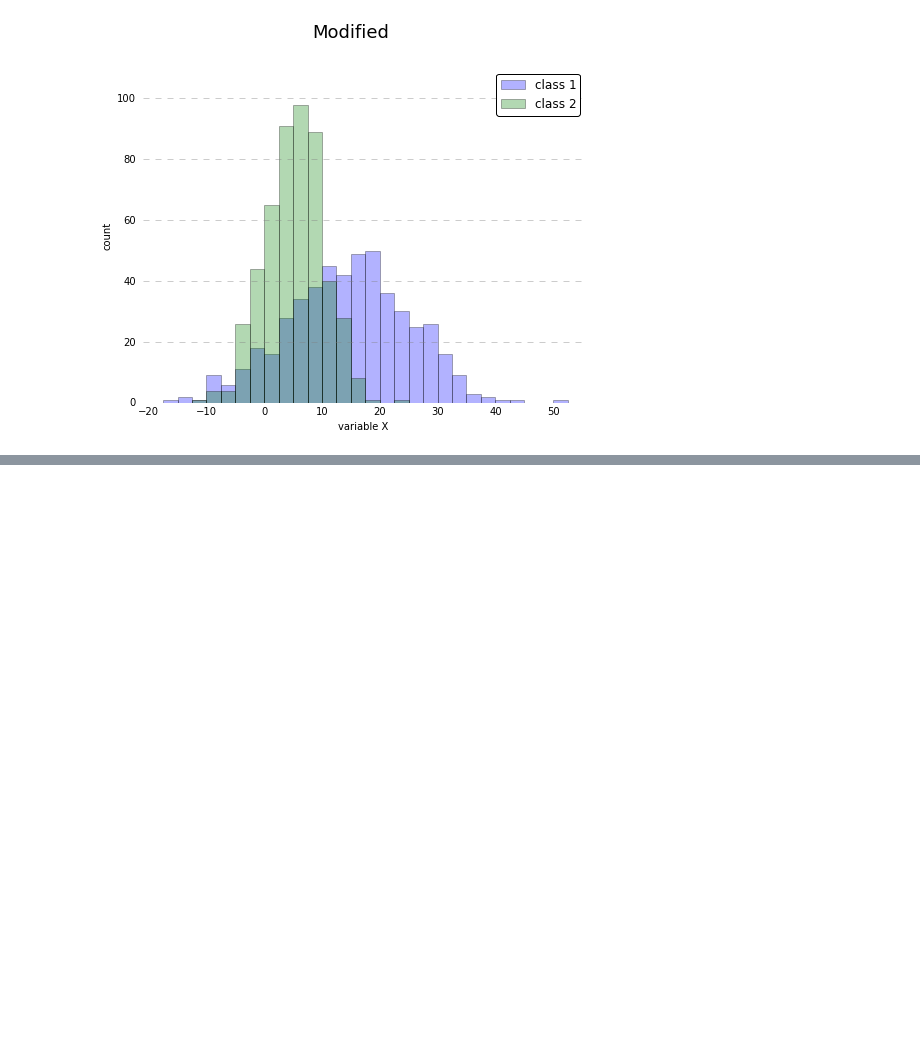
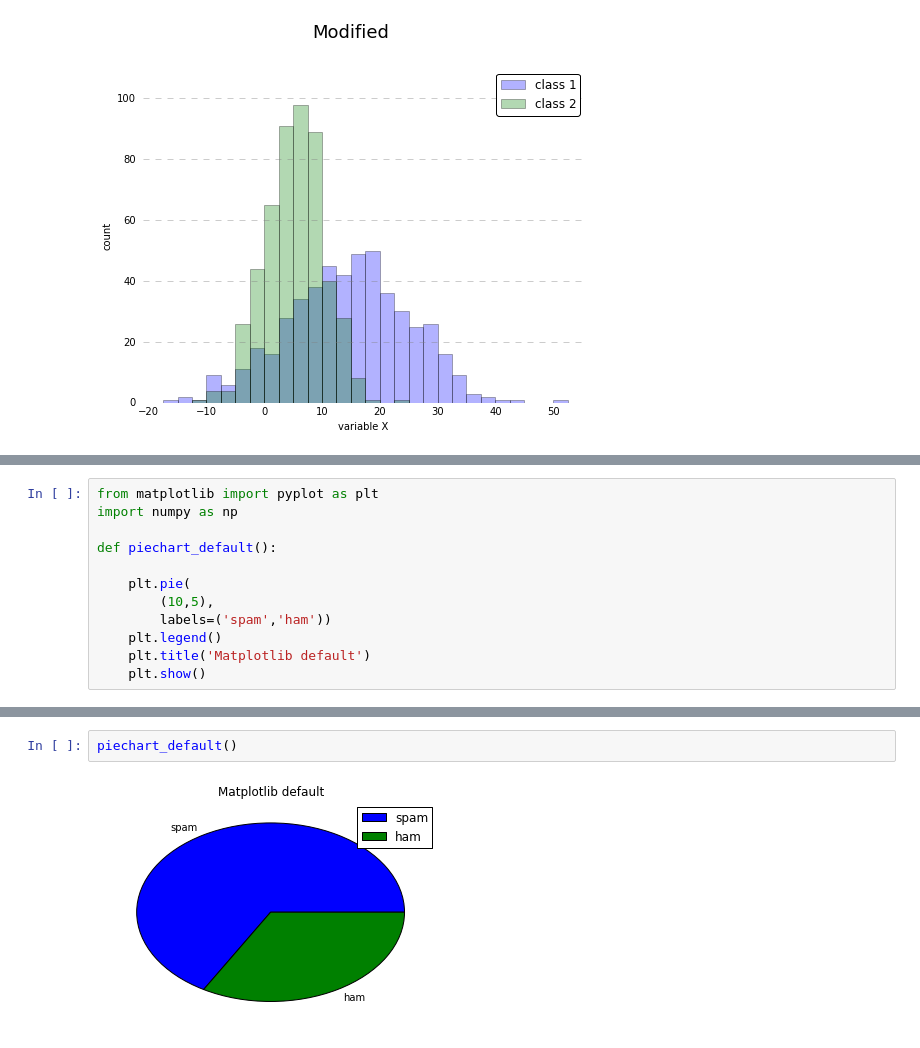
Before and after one commit to rasbt/matplotlib-gallery, a Jupyter notebook: ipynb/publication.ipynb, the cells around one changed output, grey strips where cells are left out. Drawn from its saved outputs; the diff is of its cells as text; blank space fills up the shorter version.

Commit message:
new bbeautiful pie chart

```diff
--- a/ipynb/publication.ipynb
+++ b/ipynb/publication.ipynb
@@ -410,0 +424,12 @@ histogram_modified()
+# %%
+from matplotlib import pyplot as plt
+import numpy as np
+
+def piechart_default():
+
+    plt.pie(
+        (10,5),
+        labels=('spam','ham'))
+    plt.legend()
+    plt.title('Matplotlib default')
+    plt.show()
@@ -410,0 +455,4 @@ histogram_modified()
+# %%
+piechart_default()
+# %% [output]
+[figure, added]
```
Also changed, not shown: parts of 10 cells of this notebook, 3 other files.
